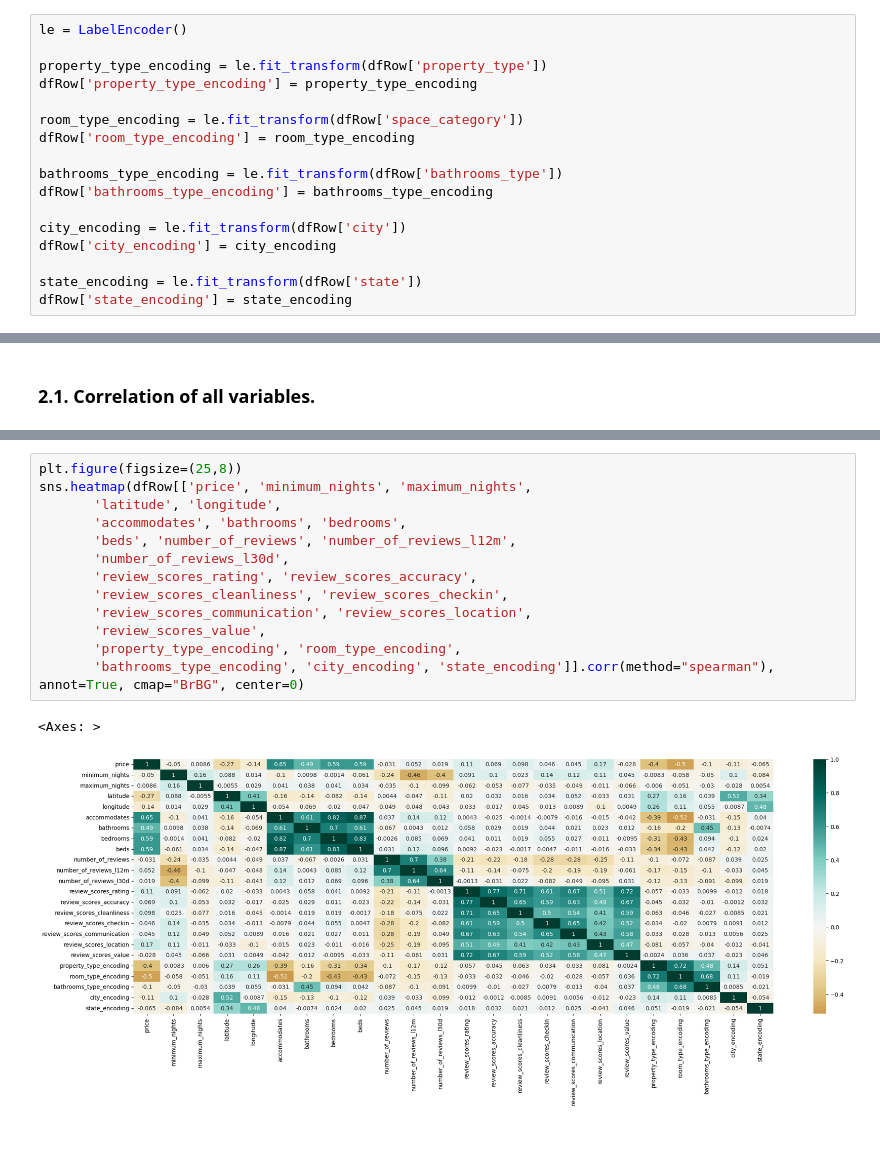
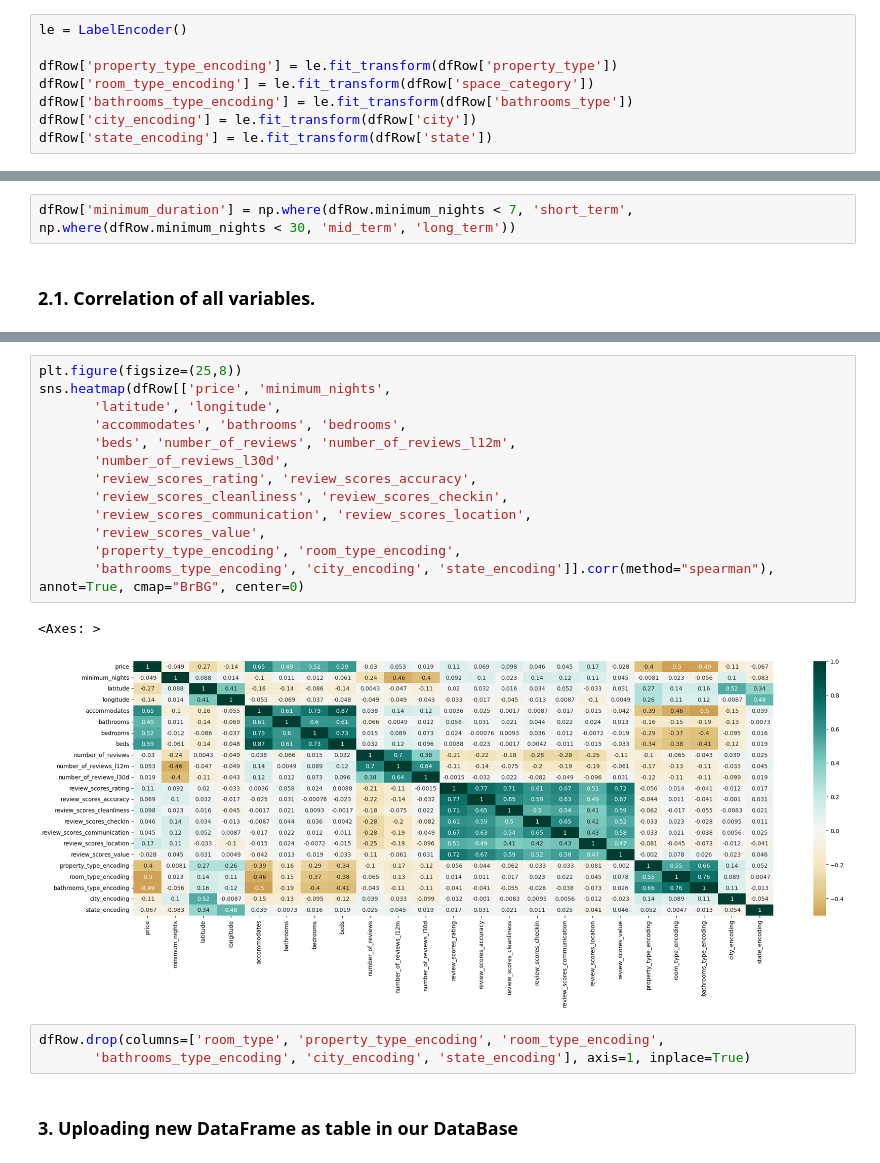
Before and after one commit to PabloRuizDiaz/Capstone_Project, a Jupyter notebook: data_tranformation_ld.ipynb, the cells around one changed output, grey strips where cells are left out. Saved outputs shown, nothing was run; the diff lists cells and outputs as text; blank space fills up the shorter version.

Commit message:
Final files where data cleaning and tranformaton is done in listing_detailed. Add text mining file. And doc where it gives datailes and notes about all of these.

```diff
--- a/data_tranformation_ld.ipynb
+++ b/data_tranformation_ld.ipynb
@@ -219,20 +211,11 @@ sns.scatterplot(data=dfRow, x='price', y='review_scores_value')
 # %%
 le = LabelEncoder()
 
-property_type_encoding = le.fit_transform(dfRow['property_type'])
-dfRow['property_type_encoding'] = property_type_encoding
-
-room_type_encoding = le.fit_transform(dfRow['space_category'])
-dfRow['room_type_encoding'] = room_type_encoding
-
-bathrooms_type_encoding = le.fit_transform(dfRow['bathrooms_type'])
-dfRow['bathrooms_type_encoding'] = bathrooms_type_encoding
-
-city_encoding = le.fit_transform(dfRow['city'])
-dfRow['city_encoding'] = city_encoding
-
-state_encoding = le.fit_transform(dfRow['state'])
-dfRow['state_encoding'] = state_encoding
+dfRow['property_type_encoding'] = le.fit_transform(dfRow['property_type'])
+dfRow['room_type_encoding'] = le.fit_transform(dfRow['space_category'])
+dfRow['bathrooms_type_encoding'] = le.fit_transform(dfRow['bathrooms_type'])
+dfRow['city_encoding'] = le.fit_transform(dfRow['city'])
+dfRow['state_encoding'] = le.fit_transform(dfRow['state'])
 # %%
 sns.scatterplot(data=dfRow, x='price', y='property_type_encoding')
 # %% [output]
@@ -266,3 +251,5 @@ sns.scatterplot(data=dfRow, x='price', y='state_encoding')
+# %%
+dfRow['minimum_duration'] = np.where(dfRow.minimum_nights < 7, 'short_term', np.where(dfRow.minimum_nights < 30, 'mid_term', 'long_term'))
 # %% [markdown]
 ## <H3>2.1. Correlation of all variables.</H3>
 # %%
@@ -282,17 +269,22 @@ Index(['id', 'price', 'minimum_nights', 'maximum_nights', 'name',
       dtype='object')
 # %%
 plt.figure(figsize=(25,8))
-sns.heatmap(dfRow[['price', 'minimum_nights', 'maximum_nights',
+sns.heatmap(dfRow[['price', 'minimum_nights',
        'latitude', 'longitude',
        'accommodates', 'bathrooms', 'bedrooms',
        'beds', 'number_of_reviews', 'number_of_reviews_l12m',
        'number_of_reviews_l30d',
        'review_scores_rating', 'review_scores_accuracy',
        'review_scores_cleanliness', 'review_scores_checkin',
        'review_scores_communication', 'review_scores_location',
        'review_scores_value',
        'property_type_encoding', 'room_type_encoding',
        'bathrooms_type_encoding', 'city_encoding', 'state_encoding']].corr(method="spearman"), annot=True, cmap="BrBG", center=0)
 # %% [output]
 <Axes: >
-[figure, old version]
+[figure, new version]
+# %%
+dfRow.drop(columns=['room_type', 'property_type_encoding', 'room_type_encoding',
+       'bathrooms_type_encoding', 'city_encoding', 'state_encoding'], axis=1, inplace=True)
+# %% [markdown]
+### 3. Uploading new DataFrame as table in our DataBase
```
Also changed, not shown: parts of 23 cells of this notebook, 4 other files.
